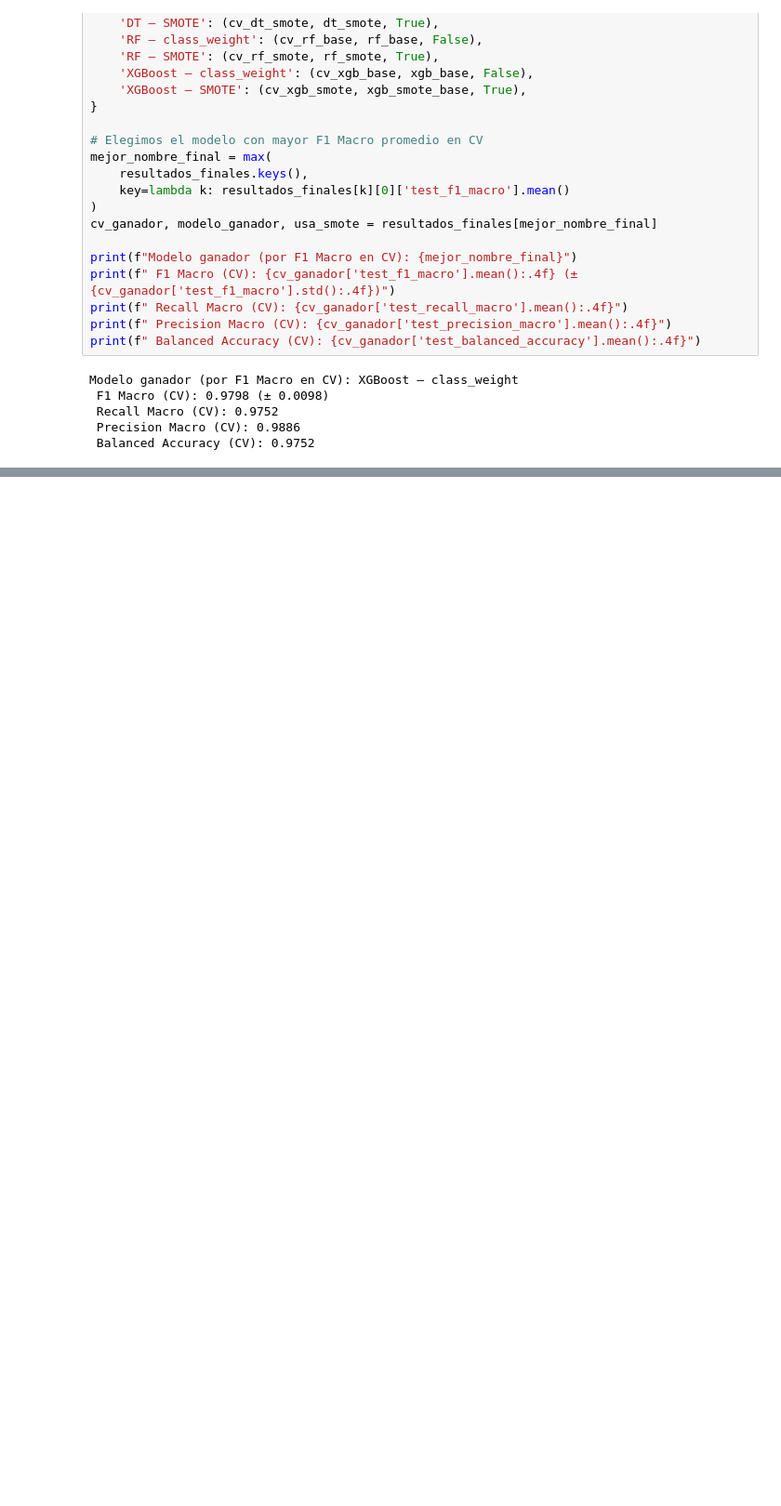
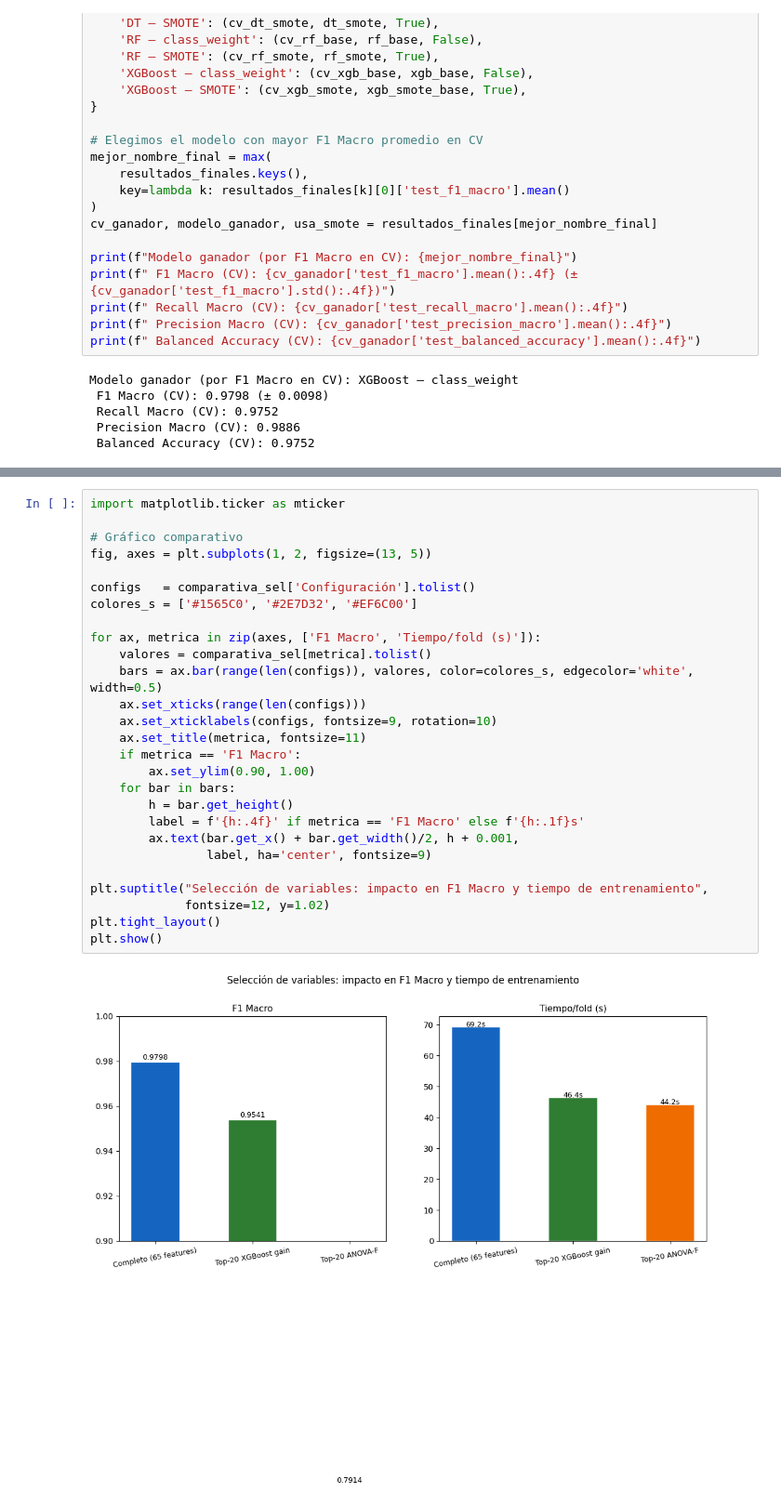
Before and after one commit to jotaeleb/tif-ciencias-de-datos, a Jupyter notebook: notebooks/proyecto_modelado.ipynb, the cells around one changed output, grey strips where cells are left out. Shown at 93% size. Cells and saved outputs as stored; diff of their text form; blank space fills up the shorter version.

```diff
--- a/notebooks/proyecto_modelado.ipynb
+++ b/notebooks/proyecto_modelado.ipynb
@@ -852,0 +1188,29 @@ Modelo ganador (por F1 Macro en CV): XGBoost — class_weight
+# %%
+import matplotlib.ticker as mticker
+
+# Gráfico comparativo
+fig, axes = plt.subplots(1, 2, figsize=(13, 5))
+
+configs   = comparativa_sel['Configuración'].tolist()
+colores_s = ['#1565C0', '#2E7D32', '#EF6C00']
+
+for ax, metrica in zip(axes, ['F1 Macro', 'Tiempo/fold (s)']):
+    valores = comparativa_sel[metrica].tolist()
+    bars = ax.bar(range(len(configs)), valores, color=colores_s, edgecolor='white', width=0.5)
+    ax.set_xticks(range(len(configs)))
+    ax.set_xticklabels(configs, fontsize=9, rotation=10)
+    ax.set_title(metrica, fontsize=11)
+    if metrica == 'F1 Macro':
+        ax.set_ylim(0.90, 1.00)
+    for bar in bars:
+        h = bar.get_height()
+        label = f'{h:.4f}' if metrica == 'F1 Macro' else f'{h:.1f}s'
+        ax.text(bar.get_x() + bar.get_width()/2, h + 0.001,
+                label, ha='center', fontsize=9)
+
+plt.suptitle("Selección de variables: impacto en F1 Macro y tiempo de entrenamiento",
+             fontsize=12, y=1.02)
+plt.tight_layout()
+plt.show()
+# %% [output]
+[figure, added]
```
Also changed, not shown: parts of 30 cells of this notebook.
